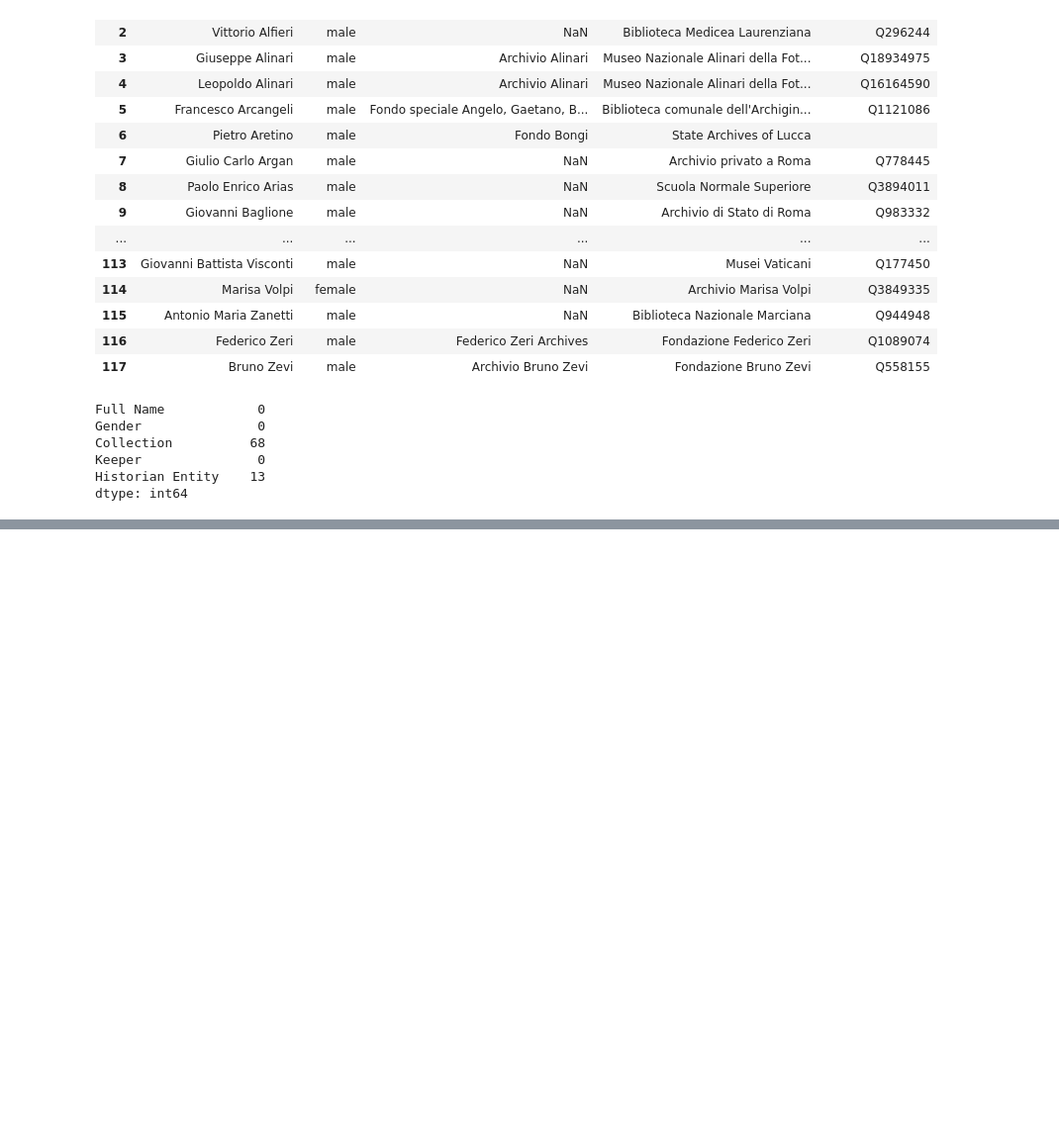
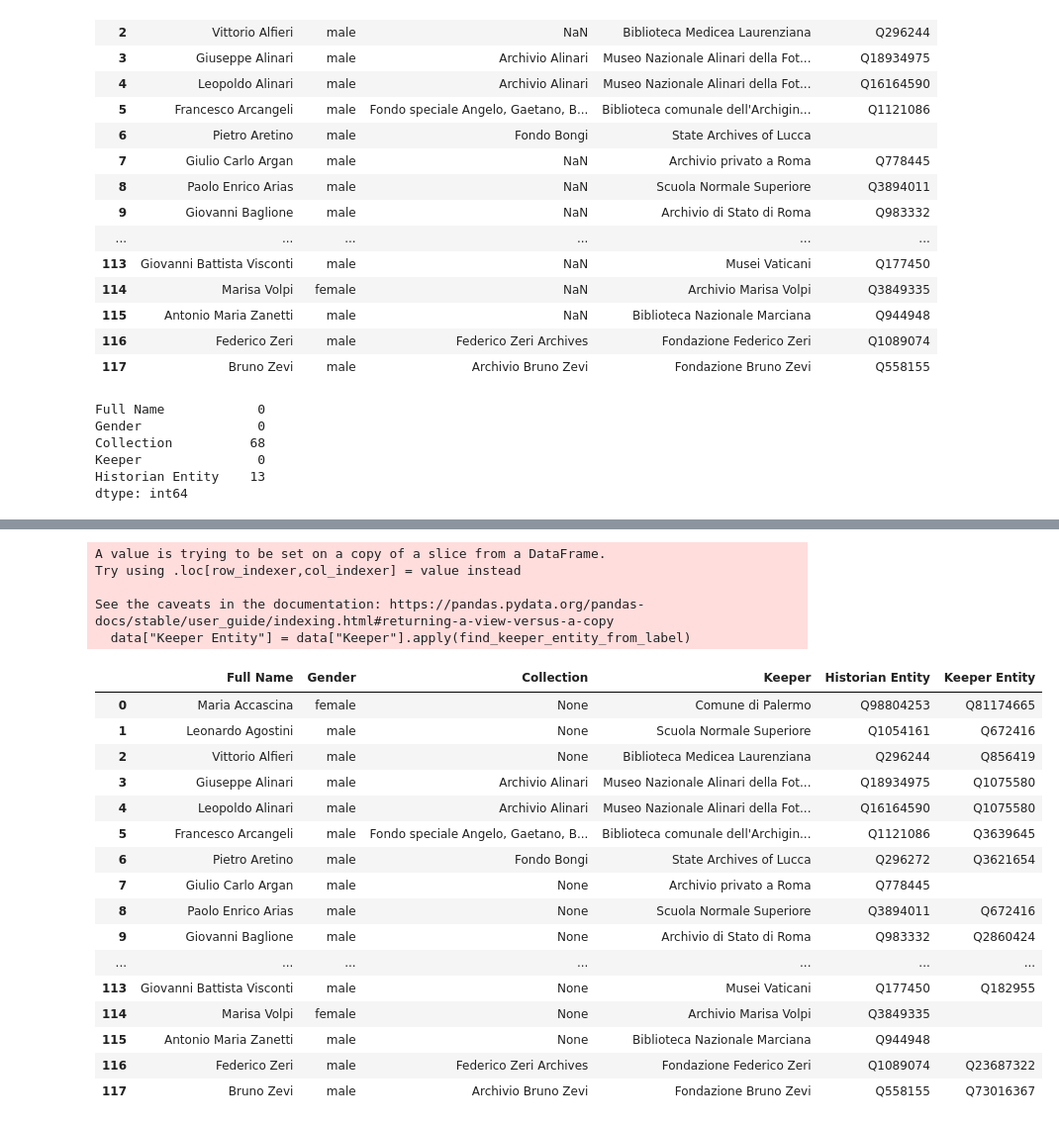
Before and after one commit to alicebordignon/ITArtHistorians, a Jupyter notebook: 00_DoAH_first_cleaning.ipynb, the cells around one changed output, grey strips where cells are left out. Shown at 99% size. Cells and saved outputs as stored; diff of their text form; code cells hidden in the pictures; blank space fills up the shorter version.

Commit message:
added keeper entity and sped up function by launching an additional thread

```diff
--- a/00_DoAH_first_cleaning.ipynb
+++ b/00_DoAH_first_cleaning.ipynb
@@ -132,3 +139,5 @@ data.to_json("00_first_db.json")
+# %%
+data = pd.read_json("00_first_db.json")
 # %%
 keeper_entity_from_label = """
 PREFIX rdfs: <http://www.w3.org/2000/01/rdf-schema#>
@@ -144,3 +154,20 @@ WHERE {{
 
 }}
 """
+# %%
+def find_keeper_entity_from_label(label: str):
+    # remove trailing and leading whitespace
+    label = label.strip()
+    # substitute multiple spaces with a single one
+    label = re.sub(r"\s+", " ", label)
+    query = keeper_entity_from_label.format(label)
+    try:
+        res = return_sparql_query_results(query_string=query)
+        wdt_uri = res['results']['bindings'][0]['keeper']['value']
+    except (IndexError, KeyError, JSONDecodeError):
+        return ""
+    return wdt_uri.split("/")[-1]
+# %%
+def create_keeper_col(data):
+    # create a new column computing the keeper entity from the keeper label
+    data["Keeper Entity"] = data["Keeper"].apply(find_keeper_entity_from_label)
@@ -146,0 +181,42 @@ WHERE {{
+# %%
+# split df in half
+df1 = data.iloc[:58, :]
+df2 = data.iloc[58:, :]
+
+# launch two threads running create_keeper_col on df1 and df2
+from threading import Thread
+t1 = Thread(target=create_keeper_col, args=(df1,))
+t2 = Thread(target=create_keeper_col, args=(df2,))
+t1.start()
+t2.start()
+# wait for the threads to finish
+t1.join()
+t2.join()
+
+# concatenate the two dataframes
+data = pd.concat([df1, df2], axis=0)
+
+data.head(120)
+# %% [output]
+A value is trying to be set on a copy of a slice from a DataFrame.
+Try using .loc[row_indexer,col_indexer] = value instead
+
+See the caveats in the documentation: https://pandas.pydata.org/pandas-docs/stable/user_guide/indexing.html#returning-a-view-versus-a-copy
+  data["Keeper Entity"] = data["Keeper"].apply(find_keeper_entity_from_label)
+|  | Full Name | Gender | Collection | Keeper | Historian Entity | Keeper Entity |
+| 0 | Maria Accascina | female | None | Comune di Palermo | Q98804253 | Q81174665 |
+| 1 | Leonardo Agostini | male | None | Scuola Normale Superiore | Q1054161 | Q672416 |
+| 2 | Vittorio Alfieri | male | None | Biblioteca Medicea Laurenziana | Q296244 | Q856419 |
+| 3 | Giuseppe Alinari | male | Archivio Alinari | Museo Nazionale Alinari della Fot... | Q18934975 | Q1075580 |
+| 4 | Leopoldo Alinari | male | Archivio Alinari | Museo Nazionale Alinari della Fot... | Q16164590 | Q1075580 |
+| 5 | Francesco Arcangeli | male | Fondo speciale Angelo, Gaetano, B... | Biblioteca comunale dell'Archigin... | Q1121086 | Q3639645 |
+| 6 | Pietro Aretino | male | Fondo Bongi | State Archives of Lucca | Q296272 | Q3621654 |
+| 7 | Giulio Carlo Argan | male | None | Archivio privato a Roma | Q778445 |  |
+| 8 | Paolo Enrico Arias | male | None | Scuola Normale Superiore | Q3894011 | Q672416 |
+| 9 | Giovanni Baglione | male | None | Archivio di Stato di Roma | Q983332 | Q2860424 |
+| ... | ... | ... | ... | ... | ... | ... |
+| 113 | Giovanni Battista Visconti | male | None | Musei Vaticani | Q177450 | Q182955 |
+| 114 | Marisa Volpi | female | None | Archivio Marisa Volpi | Q3849335 |  |
+| 115 | Antonio Maria Zanetti | male | None | Biblioteca Nazionale Marciana | Q944948 |  |
+| 116 | Federico Zeri | male | Federico Zeri Archives | Fondazione Federico Zeri | Q1089074 | Q23687322 |
+| 117 | Bruno Zevi | male | Archivio Bruno Zevi | Fondazione Bruno Zevi | Q558155 | Q73016367 |
```
Also changed, not shown: parts of 6 cells of this notebook, 1 other file.
